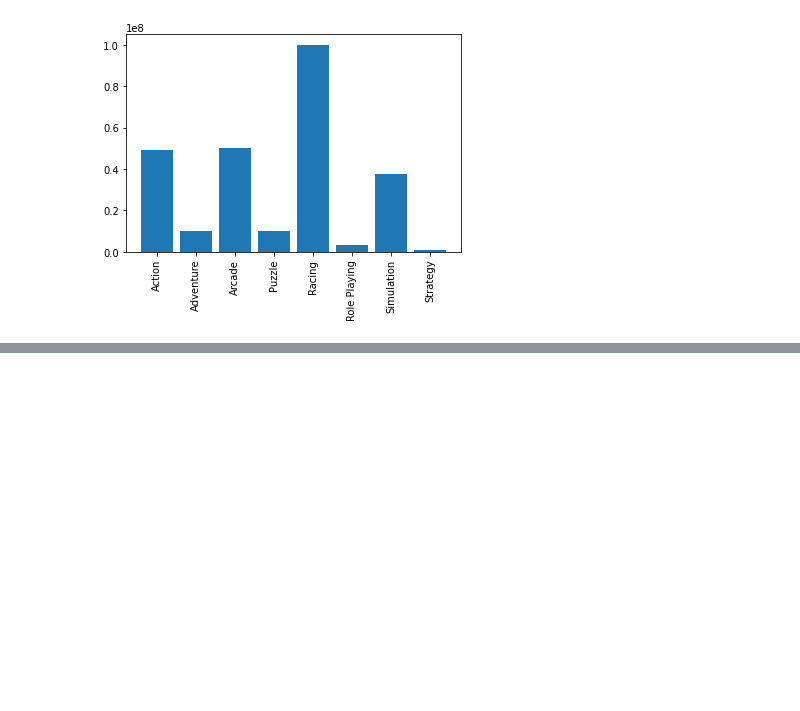
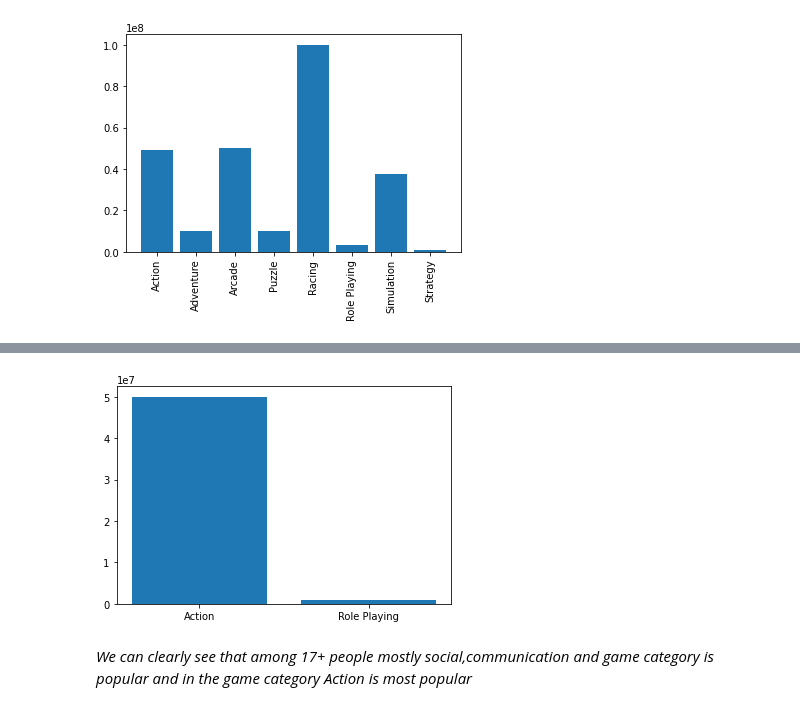
Before and after one commit to codewithsrs/app-data-analysis, a Jupyter notebook: playstore_app_review_analysis.ipynb, the cells around one changed output, grey strips where cells are left out. Saved outputs shown, nothing was run; the diff lists cells and outputs as text; code cells hidden in the pictures; blank space fills up the shorter version.

```diff
--- a/playstore_app_review_analysis.ipynb
+++ b/playstore_app_review_analysis.ipynb
@@ -453,0 +467,10 @@ plt.show()
+# %%
+mature_game_df = combined_df[(combined_df['Category']=='GAME') & (combined_df['Content Rating']=='Mature 17+')]
+grouped_df = mature_game_df[mature_game_df['Content Rating']=='Mature 17+'].groupby('Genres')['Installs'].mean().reset_index()
+#lets plot the dataframe
+plt.bar(grouped_df['Genres'],grouped_df['Installs'])
+plt.show()
+# %% [output]
+[figure, added]
+# %% [markdown]
+*We can clearly see that among 17+ people mostly social,communication and game category is popular and in the game category Action is most popular*
```
Also changed, not shown: parts of 9 cells of this notebook.
